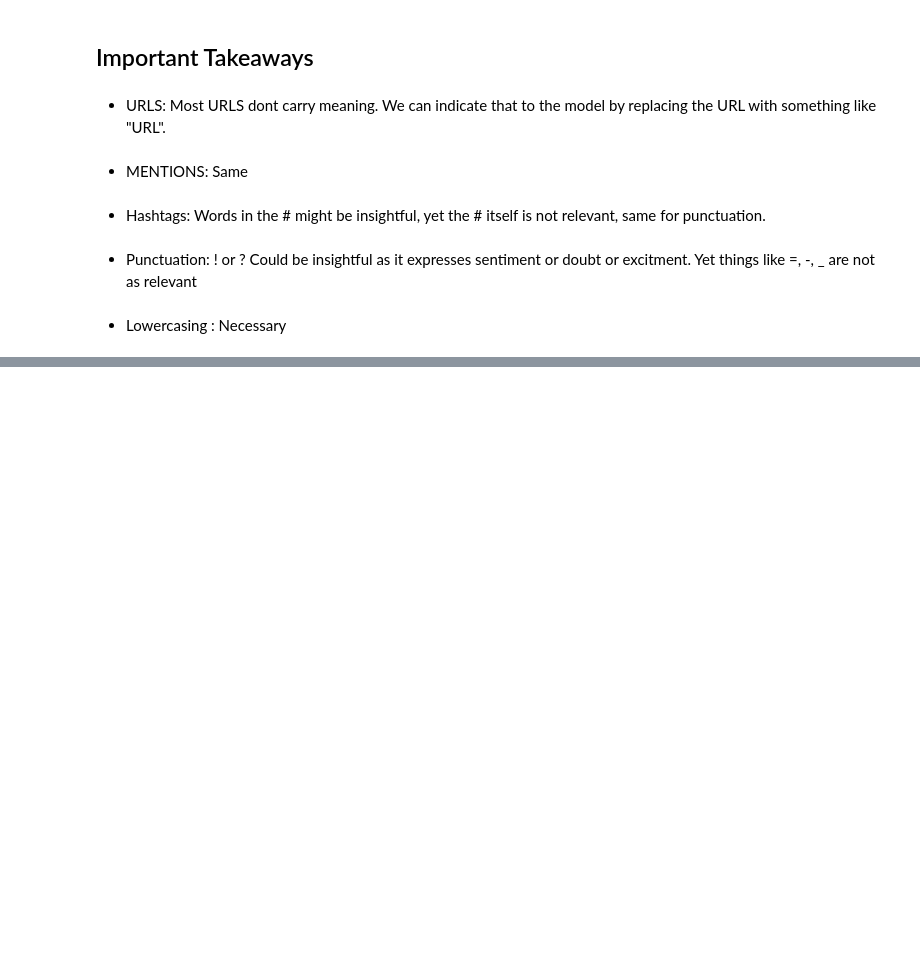
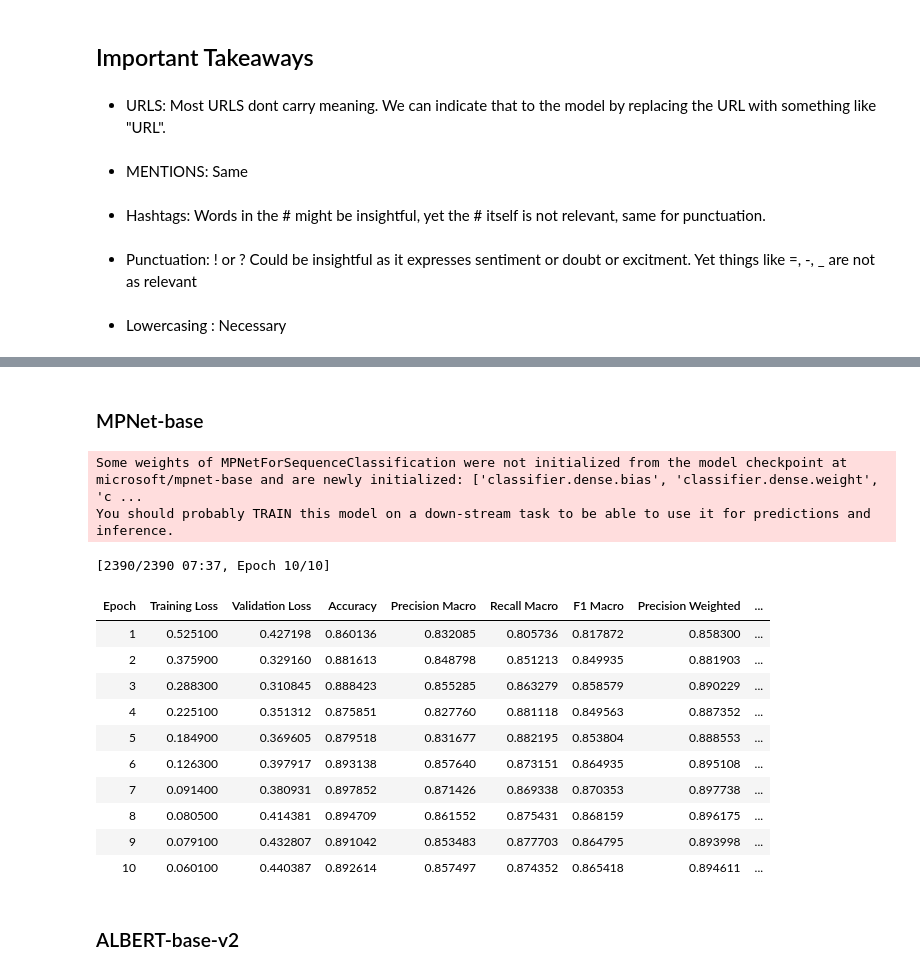
Before and after one commit to rmiranda37/text_mining_2025, a Jupyter notebook: EDA.ipynb, the cells around one changed output, grey strips where cells are left out. Cells and saved outputs as stored; diff of their text form; code cells hidden in the pictures; blank space fills up the shorter version.

```diff
--- a/EDA.ipynb
+++ b/EDA.ipynb
@@ -604,0 +886,21 @@ ValueError: Could not interpret value `word_count` for `y`. An entry with this n
+# %% [markdown]
+### MPNet-base
+# %%
+trainer_mpnetbase = train_encoder_model(df_proc, model_checkpoint="microsoft/mpnet-base")
+# %% [output]
+Some weights of MPNetForSequenceClassification were not initialized from the model checkpoint at microsoft/mpnet-base and are newly initialized: ['classifier.dense.bias', 'classifier.dense.weight', 'c ...
+You should probably TRAIN this model on a down-stream task to be able to use it for predictions and inference.
+[2390/2390 07:37, Epoch 10/10]
+| Epoch | Training Loss | Validation Loss | Accuracy | Precision Macro | Recall Macro | F1 Macro | Precision Weighted | ... |
+| 1 | 0.525100 | 0.427198 | 0.860136 | 0.832085 | 0.805736 | 0.817872 | 0.858300 | ... |
+| 2 | 0.375900 | 0.329160 | 0.881613 | 0.848798 | 0.851213 | 0.849935 | 0.881903 | ... |
+| 3 | 0.288300 | 0.310845 | 0.888423 | 0.855285 | 0.863279 | 0.858579 | 0.890229 | ... |
+| 4 | 0.225100 | 0.351312 | 0.875851 | 0.827760 | 0.881118 | 0.849563 | 0.887352 | ... |
+| 5 | 0.184900 | 0.369605 | 0.879518 | 0.831677 | 0.882195 | 0.853804 | 0.888553 | ... |
+| 6 | 0.126300 | 0.397917 | 0.893138 | 0.857640 | 0.873151 | 0.864935 | 0.895108 | ... |
+| 7 | 0.091400 | 0.380931 | 0.897852 | 0.871426 | 0.869338 | 0.870353 | 0.897738 | ... |
+| 8 | 0.080500 | 0.414381 | 0.894709 | 0.861552 | 0.875431 | 0.868159 | 0.896175 | ... |
+| 9 | 0.079100 | 0.432807 | 0.891042 | 0.853483 | 0.877703 | 0.864795 | 0.893998 | ... |
+| 10 | 0.060100 | 0.440387 | 0.892614 | 0.857497 | 0.874352 | 0.865418 | 0.894611 | ... |
+# %% [markdown]
+### ALBERT-base-v2
```
Also changed, not shown: parts of 79 cells of this notebook.
